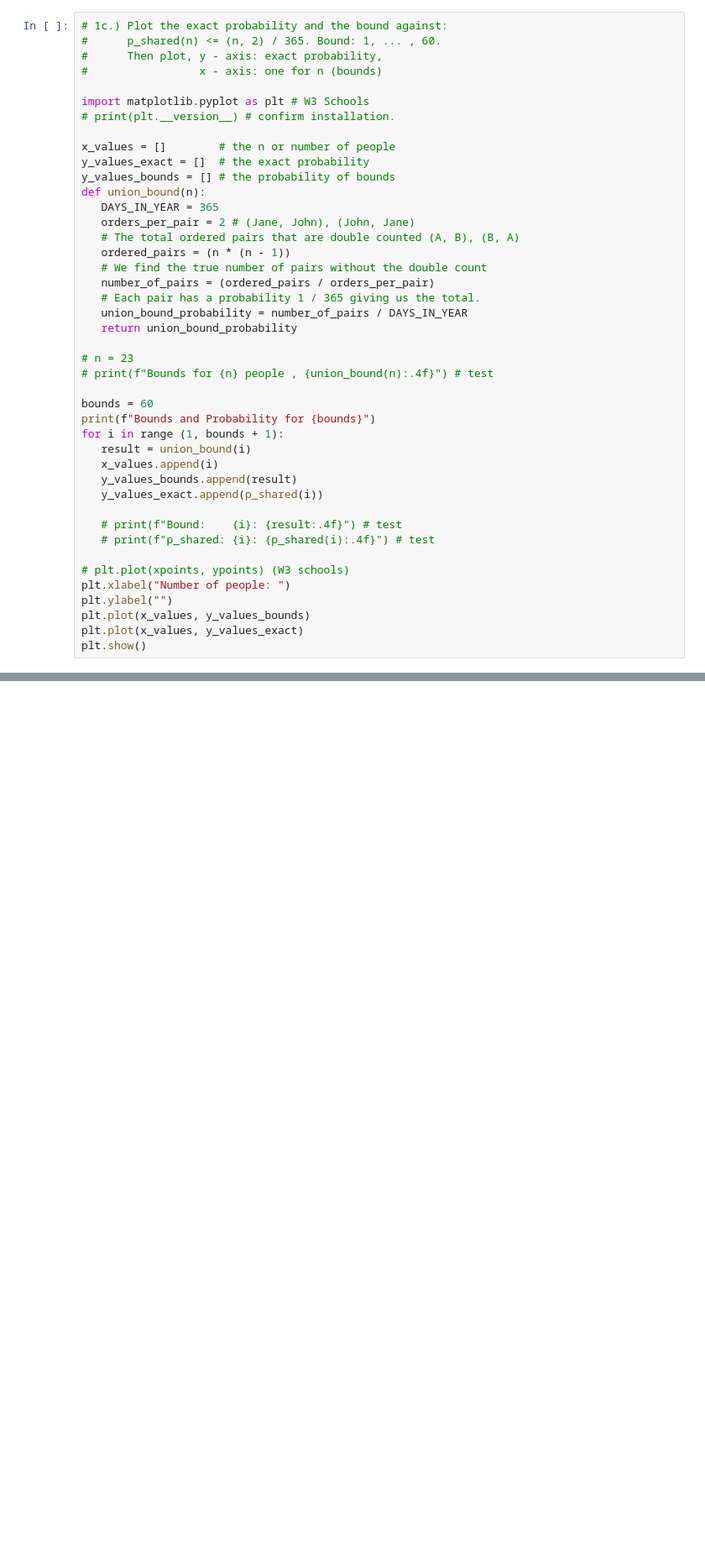
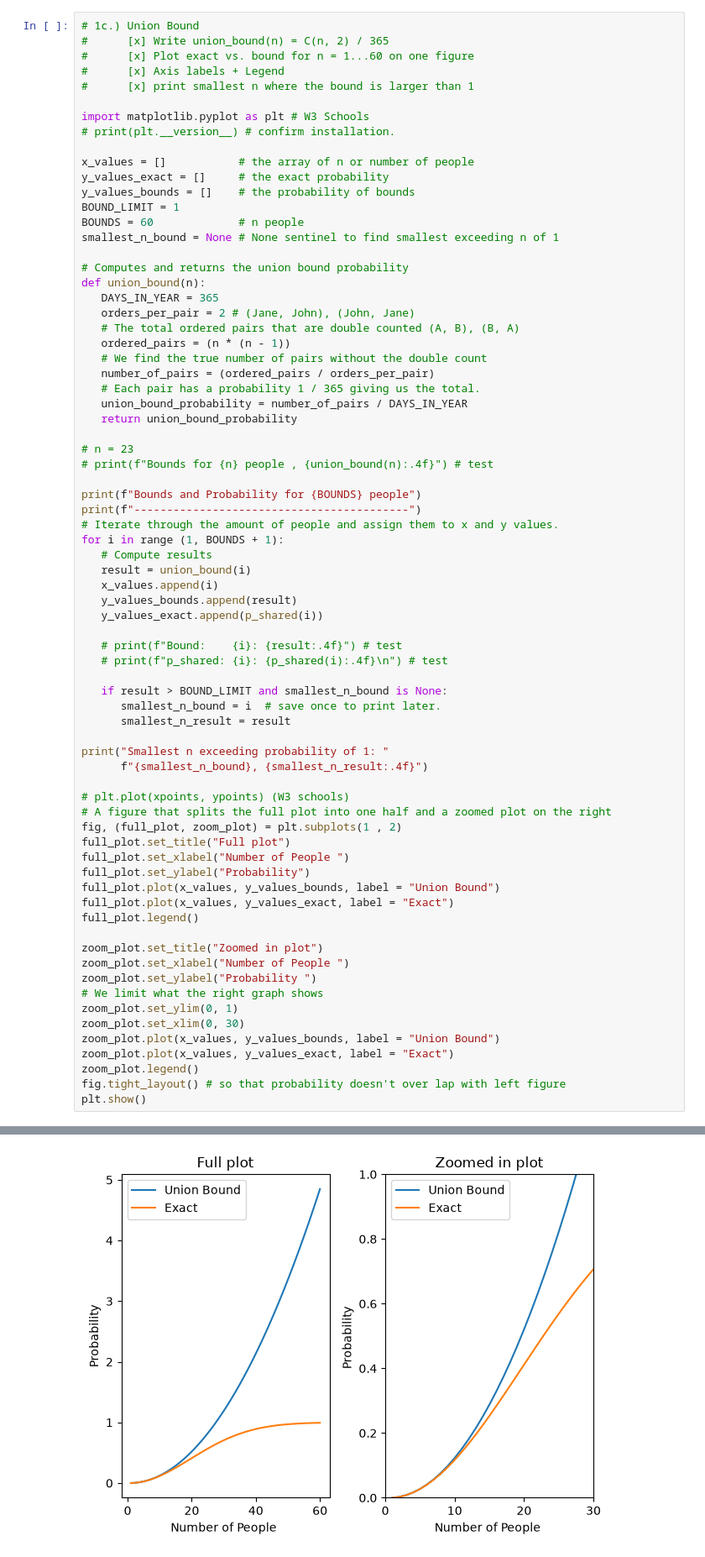
Before and after one commit to v-Nguyenn/Class-Projects, a Jupyter notebook: cecs-381-sec2/program_assignments/Vincent_Nguyen_025951950_PA1.ipynb, the cells around one changed output, grey strips where cells are left out. Shown at 84% size. Saved outputs shown, nothing was run; the diff lists cells and outputs as text; blank space fills up the shorter version.

```diff
--- a/cecs-381-sec2/program_assignments/Vincent_Nguyen_025951950_PA1.ipynb
+++ b/cecs-381-sec2/program_assignments/Vincent_Nguyen_025951950_PA1.ipynb
@@ -87,17 +96,23 @@ We find that it is at least 57 people to share a birthday.
 We learned from the pigeonhole principle that it takes
 366 to be 100% certain. So collisions can happen earlier.
 # %%
-# 1c.) Plot the exact probability and the bound against:
-#      p_shared(n) <= (n, 2) / 365. Bound: 1, ... , 60.
-#      Then plot, y - axis: exact probability,
-#                 x - axis: one for n (bounds)
+# 1c.) Union Bound
+#      [x] Write union_bound(n) = C(n, 2) / 365
+#      [x] Plot exact vs. bound for n = 1...60 on one figure
+#      [x] Axis labels + Legend
+#      [x] print smallest n where the bound is larger than 1
 
 import matplotlib.pyplot as plt # W3 Schools
 # print(plt.__version__) # confirm installation.
 
-x_values = []        # the n or number of people
-y_values_exact = []  # the exact probability
-y_values_bounds = [] # the probability of bounds
+x_values = []           # the array of n or number of people
+y_values_exact = []     # the exact probability
+y_values_bounds = []    # the probability of bounds
+BOUND_LIMIT = 1
+BOUNDS = 60             # n people
+smallest_n_bound = None # None sentinel to find smallest exceeding n of 1
+
+# Computes and returns the union bound probability
 def union_bound(n):
    DAYS_IN_YEAR = 365
    orders_per_pair = 2 # (Jane, John), (John, Jane)
@@ -112,21 +127,45 @@ def union_bound(n):
 # n = 23
 # print(f"Bounds for {n} people , {union_bound(n):.4f}") # test
 
-bounds = 60
-print(f"Bounds and Probability for {bounds}")
-for i in range (1, bounds + 1):
+print(f"Bounds and Probability for {BOUNDS} people")
+print(f"------------------------------------------")
+# Iterate through the amount of people and assign them to x and y values.
+for i in range (1, BOUNDS + 1):
+   # Compute results
    result = union_bound(i)
    x_values.append(i)
    y_values_bounds.append(result)
    y_values_exact.append(p_shared(i))
 
    # print(f"Bound:    {i}: {result:.4f}") # test
-   # print(f"p_shared: {i}: {p_shared(i):.4f}") # test
+   # print(f"p_shared: {i}: {p_shared(i):.4f}\n") # test
+
+   if result > BOUND_LIMIT and smallest_n_bound is None:
+      smallest_n_bound = i  # save once to print later.
+      smallest_n_result = result
+
+print("Smallest n exceeding probability of 1: "
+      f"{smallest_n_bound}, {smallest_n_result:.4f}")
 
 # plt.plot(xpoints, ypoints) (W3 schools)
-plt.xlabel("Number of people: ")
-plt.ylabel("")
-plt.plot(x_values, y_values_bounds)
-plt.plot(x_values, y_values_exact)
+# A figure that splits the full plot into one half and a zoomed plot on the right
+fig, (full_plot, zoom_plot) = plt.subplots(1 , 2)
+full_plot.set_title("Full plot")
+full_plot.set_xlabel("Number of People ")
+full_plot.set_ylabel("Probability")
+full_plot.plot(x_values, y_values_bounds, label = "Union Bound")
+full_plot.plot(x_values, y_values_exact, label = "Exact")
+full_plot.legend()
+
+zoom_plot.set_title("Zoomed in plot")
+zoom_plot.set_xlabel("Number of People ")
+zoom_plot.set_ylabel("Probability ")
+# We limit what the right graph shows
+zoom_plot.set_ylim(0, 1)
+zoom_plot.set_xlim(0, 30)
+zoom_plot.plot(x_values, y_values_bounds, label = "Union Bound")
+zoom_plot.plot(x_values, y_values_exact, label = "Exact")
+zoom_plot.legend()
+fig.tight_layout() # so that probability doesn't over lap with left figure
 plt.show()
 # %% [output]
@@ -133,0 +175 @@ ModuleNotFoundError: No module named 'matplotlib'
+[figure, added]
```
Also changed, not shown: parts of 20 cells of this notebook.
